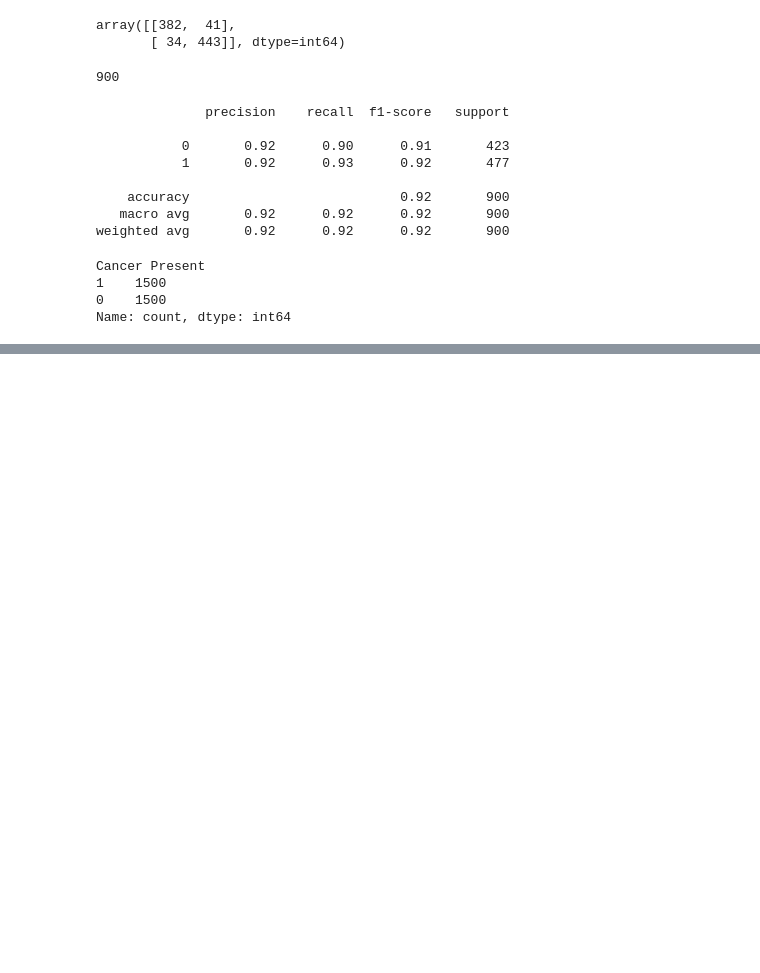
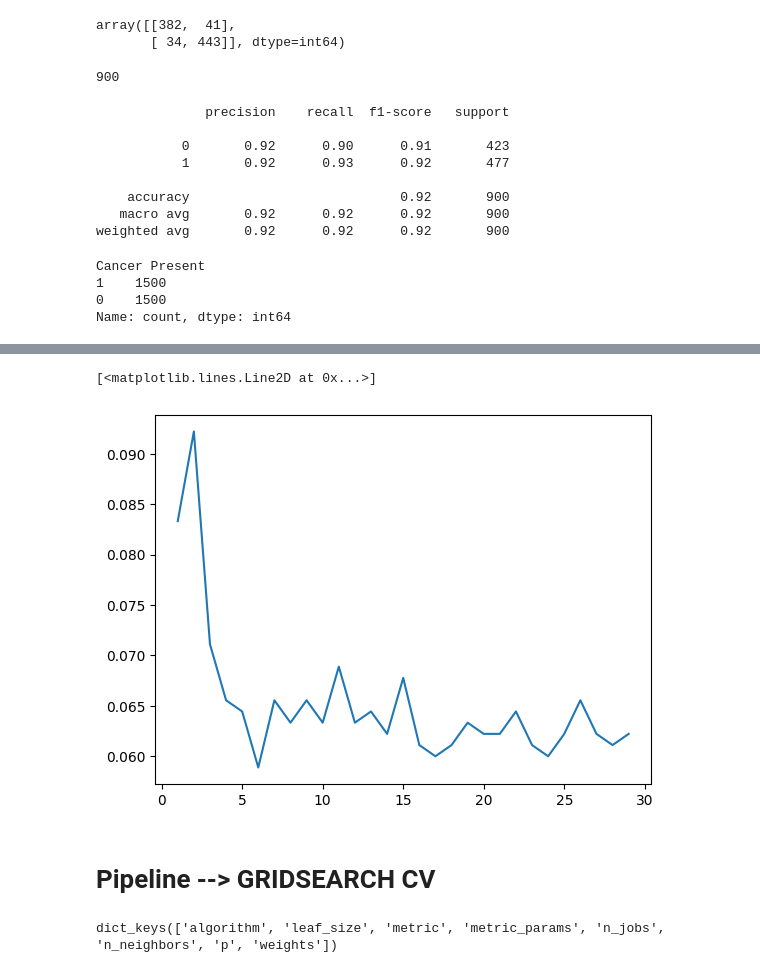
Before and after one commit to Gautam-10137/KNN-Classification, a Jupyter notebook: K-Nearest-Neighbor.ipynb, the cells around one changed output, grey strips where cells are left out. Saved outputs shown, nothing was run; the diff lists cells and outputs as text; code cells hidden in the pictures; blank space fills up the shorter version.

```diff
--- a/K-Nearest-Neighbor.ipynb
+++ b/K-Nearest-Neighbor.ipynb
@@ -123,0 +140,9 @@ Name: count, dtype: int64
+# %%
+test_error_rates=[]
+for k in range(1,30):
+    knn_model=KNeighborsClassifier(n_neighbors=k)
+    knn_model.fit(scaled_X_train,y_train)
+    y_pred_test=knn_model.predict(scaled_X_test)
+
+    test_error= 1- accuracy_score(y_test,y_pred_test)
+    test_error_rates.append(test_error)
@@ -123,0 +169,8 @@ Name: count, dtype: int64
+# %%
+#  visualizing
+plt.plot(range(1,30),test_error_rates)
+# %% [output]
+[<matplotlib.lines.Line2D at 0x...>]
+[figure, added]
+# %% [markdown]
+  # Pipeline --> GRIDSEARCH CV
@@ -123,0 +181,4 @@ Name: count, dtype: int64
+# %%
+knn.get_params().keys()
+# %% [output]
+dict_keys(['algorithm', 'leaf_size', 'metric', 'metric_params', 'n_jobs', 'n_neighbors', 'p', 'weights'])
```
Also changed, not shown: parts of 24 cells of this notebook, 4 other files.
